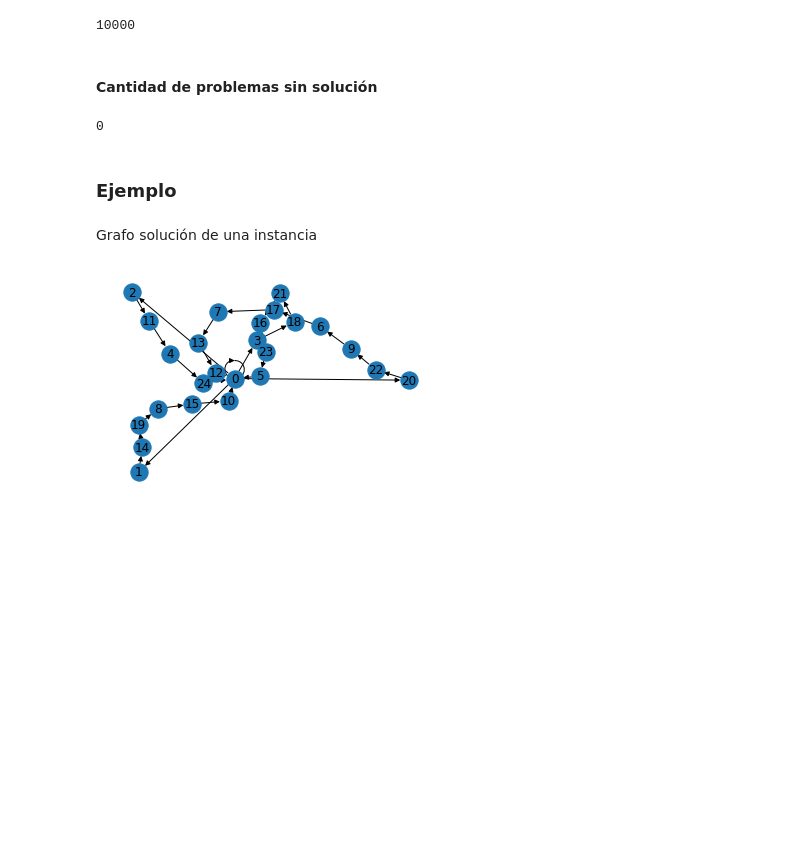
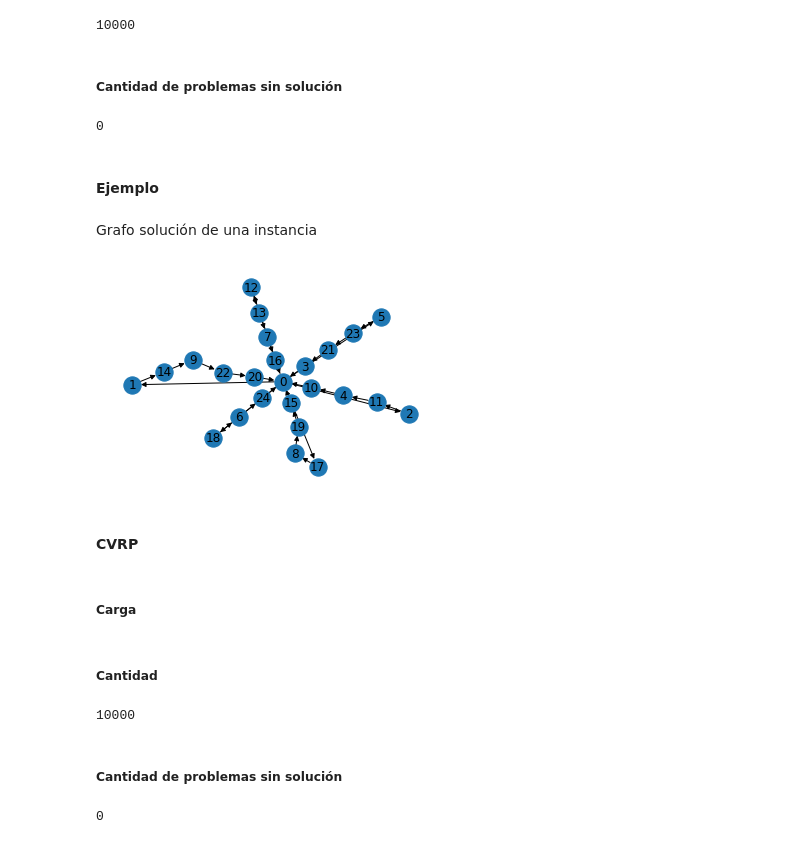
Before and after one commit to jesusmiguel123/Soluci-n-al-problema-de-Rutas-de-veh-culos-aplicando-GNN-y-CNN, a Jupyter notebook: Solucion al problema de Rutas de Vehiculos aplicando GNN y CNN.ipynb, the cells around one changed output. Cells and saved outputs as stored; diff of their text form; code cells hidden in the pictures; blank space fills up the shorter version.

```diff
--- a/Solucion al problema de Rutas de Vehiculos aplicando GNN y CNN.ipynb
+++ b/Solucion al problema de Rutas de Vehiculos aplicando GNN y CNN.ipynb
@@ -29,5 +31,4 @@ matrices.shape[0]
 # %%
-aristas = np.load("Dataset/Targets/aristas.npy")
-distancias = np.load("Dataset/Targets/distancias.npy")
-cargas = np.load("Dataset/Targets/cargas.npy")
+aristasVRP = np.load("Dataset/Targets/VRP/aristas.npy")
+distanciasVRP = np.load("Dataset/Targets/VRP/distancias.npy")
 # %% [markdown]
@@ -37,6 +38,6 @@ aristas.shape[0]
 # %% [output]
 10000
 # %% [markdown]
-#### Cantidad de problemas sin solución
+##### Cantidad de problemas sin solución
 # %%
 ls = []
@@ -47,14 +48,18 @@ len(ls)
 # %% [output]
 0
 # %% [markdown]
-### Ejemplo
+#### Ejemplo
 # %% [markdown]
 Grafo solución de una instancia
 # %%
 limits = plt.axis("off")
 G = nx.DiGraph()
-G.add_edges_from(aristas[2])
+G.add_edges_from(aristasVRP[2])
 nx.draw_networkx(G)
 plt.show()
 # %% [output]
-[figure, old version]
+[figure, new version]
+# %% [markdown]
+#### CVRP
+# %% [markdown]
+##### Carga
@@ -60,0 +70,16 @@ plt.show()
+# %% [markdown]
+##### Cantidad
+# %%
+aristasCVRP.shape[0]
+# %% [output]
+10000
+# %% [markdown]
+##### Cantidad de problemas sin solución
+# %%
+ls = []
+for i in range(aristasCVRP.shape[0]):
+   if(not(False in (aristasCVRP[i] == np.zeros((30, 3))))):
+      ls.append(i)
+len(ls)
+# %% [output]
+0
```
Also changed, not shown: parts of 9 cells of this notebook, 3 other files.
